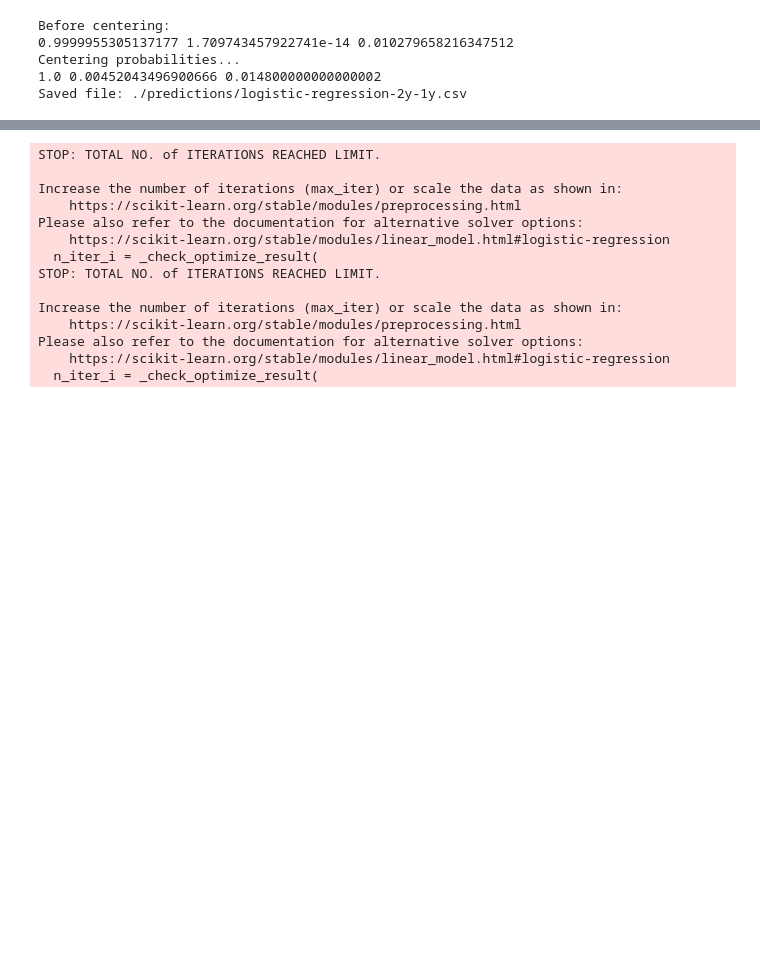
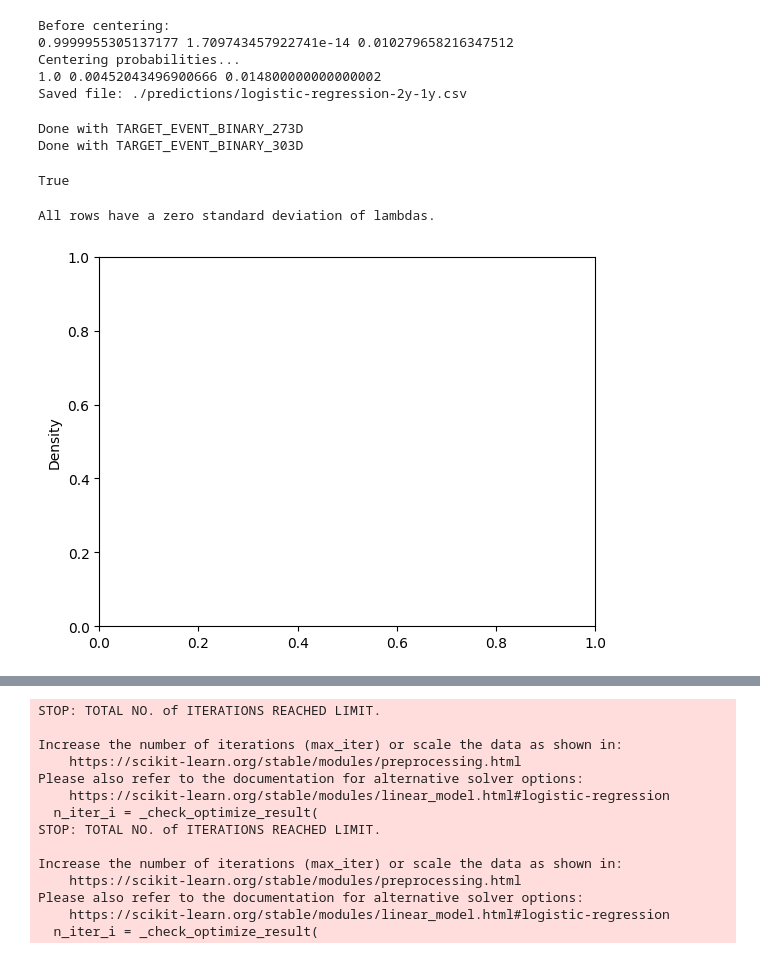
Before and after one commit to hakatiki/Dataracing-MNB, a Jupyter notebook: logistic-regression-borrower-contract.ipynb, the cells around one changed output, grey strips where cells are left out. Cells and saved outputs as stored; diff of their text form; code cells hidden in the pictures; blank space fills up the shorter version.

```diff
--- a/logistic-regression-borrower-contract.ipynb
+++ b/logistic-regression-borrower-contract.ipynb
@@ -578,4 +466,55 @@ Before centering:
 Centering probabilities...
 1.0 0.00452043496900666 0.014800000000000002
 Saved file: ./predictions/logistic-regression-2y-1y.csv
+# %%
+for target_day in target_event_binary_columns[:2]:
+    probs = train_and_predict_two_halves(
+    training_data,
+    X_columns,
+    target_day,
+    model1=LogisticRegression(max_iter=400, C=0.5, random_state=42),
+    )
+    training_data[target_day+'_PROBS'] = probs
+    print(f"Done with {target_day}")
+
+for target_day in target_event_binary_columns[:2]:
+    day_str = target_event_binary_columns[0].split('_')[-1].split('D')[0]
+    day_int = int(day_str)
+    lambdas = -np.log(1 - training_data[target_day+'_PROBS'])/day_int*365
+    probs = 1 - np.exp(-2 * lambdas)
+    training_data[target_day + '_2Y_LAMBDA'] = lambdas
+    training_data[target_day + '_2Y_PROBS'] = probs
+# %% [output]
+Done with TARGET_EVENT_BINARY_273D
+Done with TARGET_EVENT_BINARY_303D
+# %%
+(training_data['TARGET_EVENT_BINARY_273D_PROBS'] == training_data['TARGET_EVENT_BINARY_303D_PROBS']).all()
+# %% [output]
+True
+# %%
+
+lambda_columns = [col + '_2Y_LAMBDA' for col in target_event_binary_columns[:2]]
+training_data['lambda_std'] = training_data[lambda_columns].std(axis=1)
+
+# Find rows where the standard deviation of the lambdas is not zero
+rows_with_nonzero_std = training_data[training_data['lambda_std'] != 0]
+
+# Check if there are any rows with a standard deviation of lambdas that is not zero
+any_nonzero_std = not rows_with_nonzero_std.empty
+
+if any_nonzero_std:
+    print("There are rows with a non-zero standard deviation of lambdas.")
+else:
+    print("All rows have a zero standard deviation of lambdas.")
+# %% [output]
+All rows have a zero standard deviation of lambdas.
+# %%
+first_row_lambdas = [training_data[target_day + '_2Y_LAMBDA'].iloc[0] for target_day in target_event_bindary_columns]
+sns.kdeplot(first_row_lambdas, color='viridis')
+plt.show()
+# a, loc, scale = gamma.fit(first_row_lambdas)
+# statistic, pvalue = kstest(first_row_lambdas, 'gamma', args=(a, loc, scale))
+# print(f"KS Statistic: {statistic}, P-value: {pvalue}")
+# %% [output]
+[figure, added]
 # %%
```
Also changed, not shown: parts of 33 cells of this notebook.
